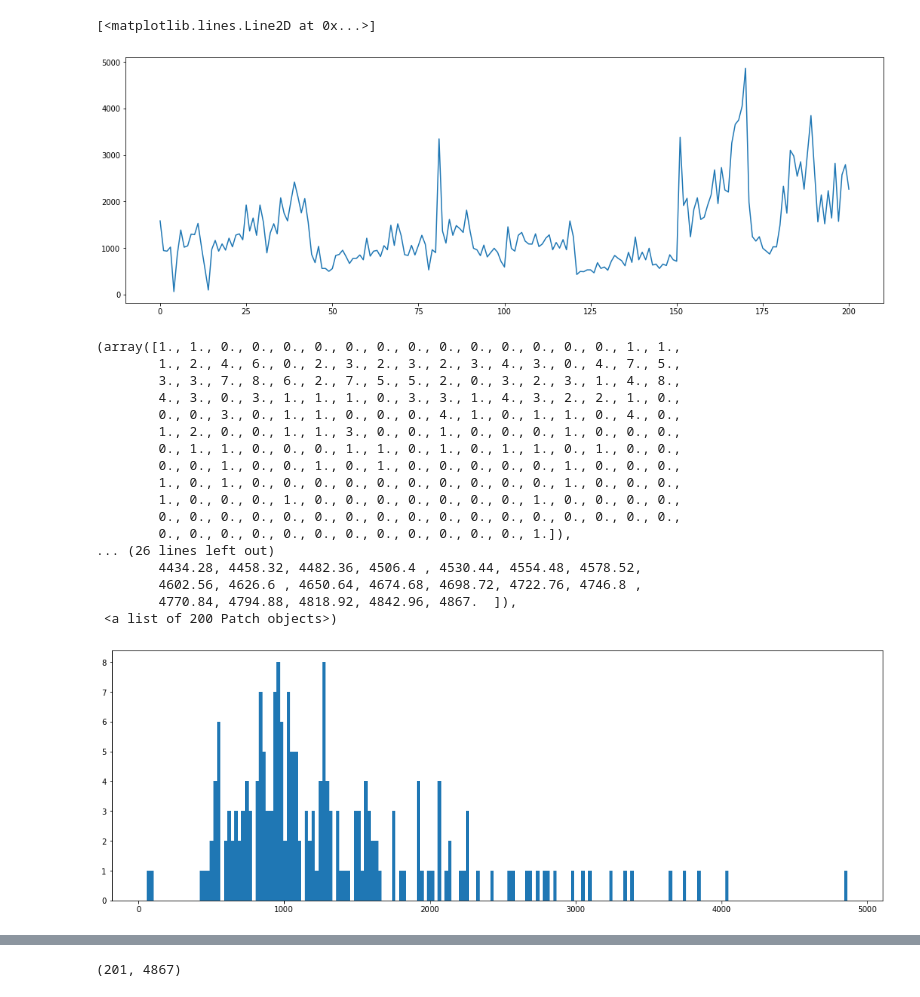
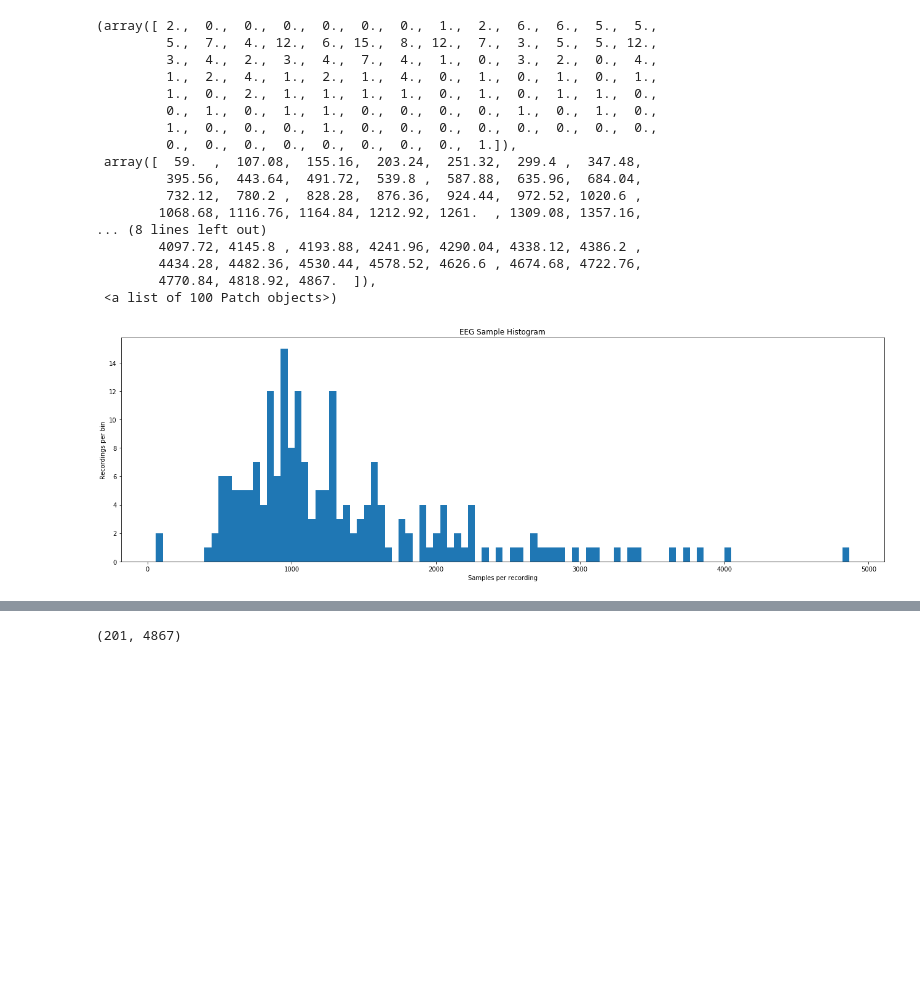
Before and after one commit to Nusserle/LieDetection, a Jupyter notebook: LieDetectionEEG.ipynb, the cells around one changed output, grey strips where cells are left out. Saved outputs shown, nothing was run; the diff lists cells and outputs as text; code cells hidden in the pictures; blank space fills up the shorter version.

```diff
--- a/LieDetectionEEG.ipynb
+++ b/LieDetectionEEG.ipynb
@@ -44,29 +49,28 @@ df_eeg = df[['eeg', 'truth']].dropna().reset_index()
 # %%
 lengths = []
 for i, eeg in df_eeg.iterrows():
   lengths.append(pd.read_csv(eeg[1]).iloc[:,1:-1].shape[0])
-plt.plot(lengths)
+fig, axs = plt.subplots(tight_layout=True)
+axs.set_title('EEG Sample Histogram')
+axs.set_xlabel('Samples per recording')
+axs.set_ylabel('Recordings per bin')
+axs.hist(lengths, bins=100)
 # %% [output]
-[<matplotlib.lines.Line2D at 0x...>]
+(array([ 2.,  0.,  0.,  0.,  0.,  0.,  0.,  1.,  2.,  6.,  6.,  5.,  5.,
+         5.,  7.,  4., 12.,  6., 15.,  8., 12.,  7.,  3.,  5.,  5., 12.,
+         3.,  4.,  2.,  3.,  4.,  7.,  4.,  1.,  0.,  3.,  2.,  0.,  4.,
+         1.,  2.,  4.,  1.,  2.,  1.,  4.,  0.,  1.,  0.,  1.,  0.,  1.,
+         1.,  0.,  2.,  1.,  1.,  1.,  1.,  0.,  1.,  0.,  1.,  1.,  0.,
+         0.,  1.,  0.,  1.,  1.,  0.,  0.,  0.,  0.,  1.,  0.,  1.,  0.,
+         1.,  0.,  0.,  0.,  1.,  0.,  0.,  0.,  0.,  0.,  0.,  0.,  0.,
+         0.,  0.,  0.,  0.,  0.,  0.,  0.,  0.,  1.]),
+ array([  59.  ,  107.08,  155.16,  203.24,  251.32,  299.4 ,  347.48,
+         395.56,  443.64,  491.72,  539.8 ,  587.88,  635.96,  684.04,
+         732.12,  780.2 ,  828.28,  876.36,  924.44,  972.52, 1020.6 ,
+        1068.68, 1116.76, 1164.84, 1212.92, 1261.  , 1309.08, 1357.16,
+... (8 lines left out)
+        4097.72, 4145.8 , 4193.88, 4241.96, 4290.04, 4338.12, 4386.2 ,
+        4434.28, 4482.36, 4530.44, 4578.52, 4626.6 , 4674.68, 4722.76,
+        4770.84, 4818.92, 4867.  ]),
+ <a list of 100 Patch objects>)
-[figure, old version]
+[figure, new version]
-# %%
-plt.hist(lengths, bins=200)
-# %% [output]
-(array([1., 1., 0., 0., 0., 0., 0., 0., 0., 0., 0., 0., 0., 0., 0., 1., 1.,
-        1., 2., 4., 6., 0., 2., 3., 2., 3., 2., 3., 4., 3., 0., 4., 7., 5.,
-        3., 3., 7., 8., 6., 2., 7., 5., 5., 2., 0., 3., 2., 3., 1., 4., 8.,
-        4., 3., 0., 3., 1., 1., 1., 0., 3., 3., 1., 4., 3., 2., 2., 1., 0.,
-        0., 0., 3., 0., 1., 1., 0., 0., 0., 4., 1., 0., 1., 1., 0., 4., 0.,
-        1., 2., 0., 0., 1., 1., 3., 0., 0., 1., 0., 0., 0., 1., 0., 0., 0.,
-        0., 1., 1., 0., 0., 0., 1., 1., 0., 1., 0., 1., 1., 0., 1., 0., 0.,
-        0., 0., 1., 0., 0., 1., 0., 1., 0., 0., 0., 0., 0., 1., 0., 0., 0.,
-        1., 0., 1., 0., 0., 0., 0., 0., 0., 0., 0., 0., 0., 1., 0., 0., 0.,
-        1., 0., 0., 0., 1., 0., 0., 0., 0., 0., 0., 0., 1., 0., 0., 0., 0.,
-        0., 0., 0., 0., 0., 0., 0., 0., 0., 0., 0., 0., 0., 0., 0., 0., 0.,
-        0., 0., 0., 0., 0., 0., 0., 0., 0., 0., 0., 0., 1.]),
-... (26 lines left out)
-        4434.28, 4458.32, 4482.36, 4506.4 , 4530.44, 4554.48, 4578.52,
-        4602.56, 4626.6 , 4650.64, 4674.68, 4698.72, 4722.76, 4746.8 ,
-        4770.84, 4794.88, 4818.92, 4842.96, 4867.  ]),
- <a list of 200 Patch objects>)
-[figure, removed]
```
Also changed, not shown: parts of 28 cells of this notebook.
